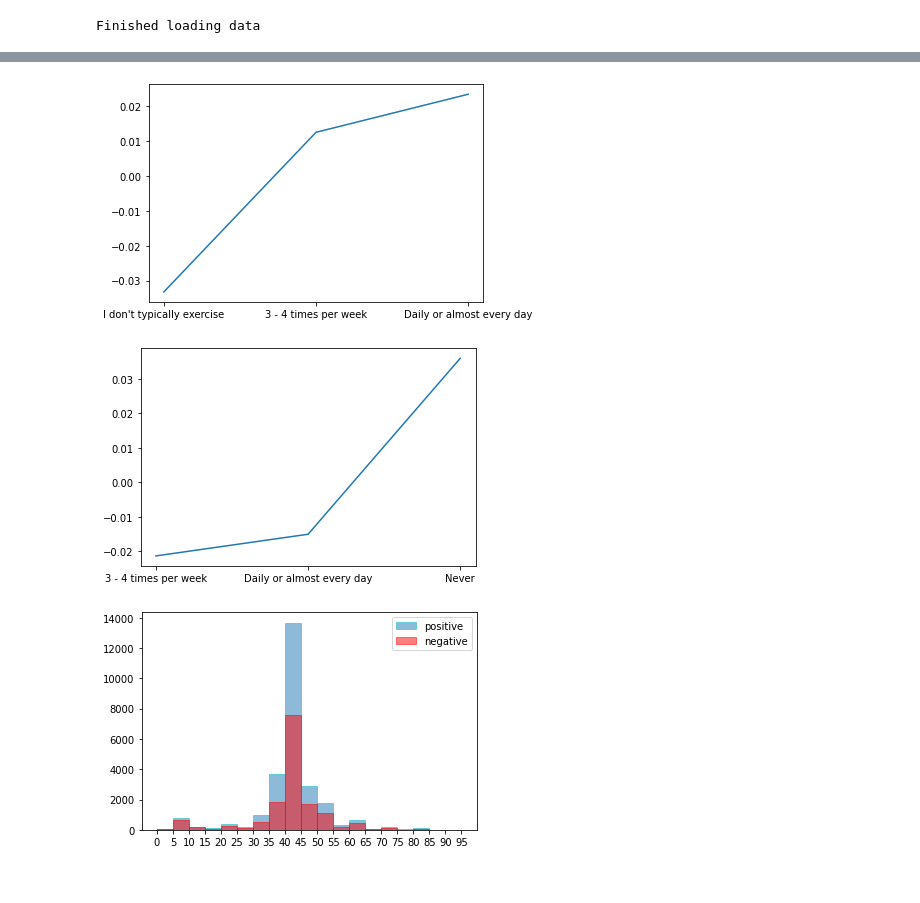
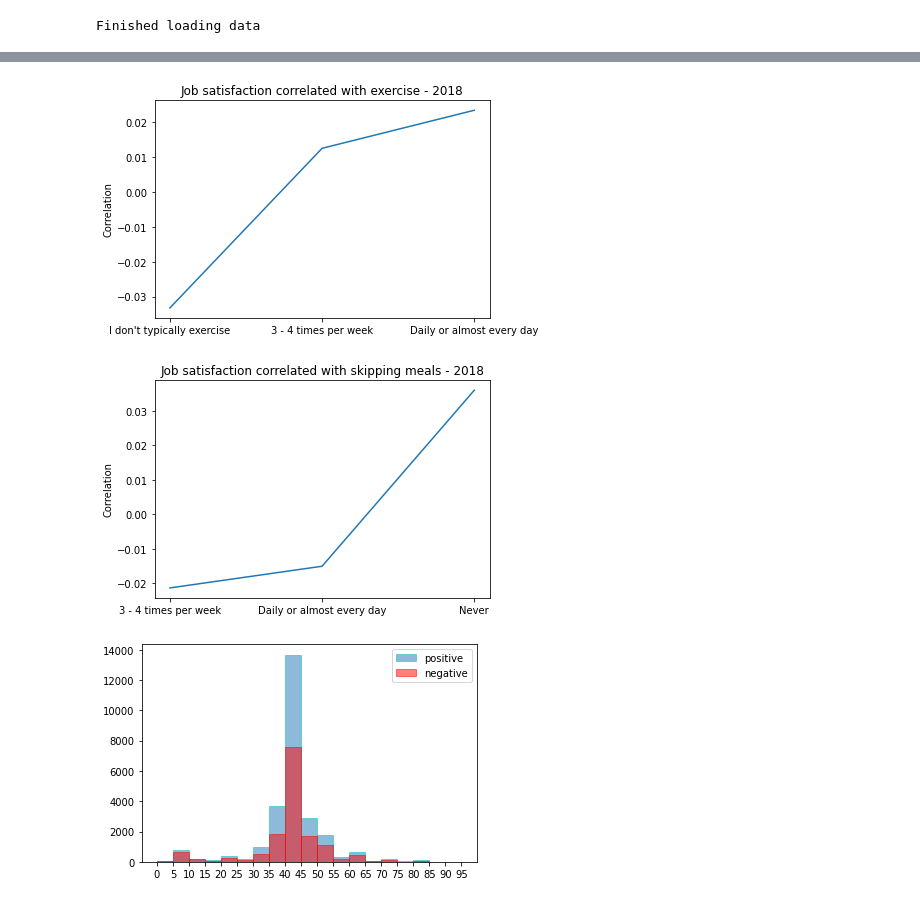
Before and after one commit to lbcastro/udacity_ds_p1, a Jupyter notebook: main.ipynb, the cells around one changed output, grey strips where cells are left out. Cells and saved outputs as stored; diff of their text form; code cells hidden in the pictures.

```diff
--- a/main.ipynb
+++ b/main.ipynb
@@ -275,17 +305,21 @@ def corr_satisfaction(_df_source, satisfaction_key, compare_key):
 # %%
 # Job satisfaction and exercise
 c = corr_satisfaction(df_map[2018], "JobSatisfaction", "Exercise")
 plt.plot(c)
+plt.title("Job satisfaction correlated with exercise - 2018")
+plt.ylabel("Correlation")
 plt.show()
 # %% [output]
-[figure, old version]
+[figure, new version]
 # %%
 # Job satisfaction and skipping meals
 c = corr_satisfaction(df_map[2018], "JobSatisfaction", "SkipMeals")
 plt.plot(c)
+plt.title("Job satisfaction correlated with skipping meals - 2018")
+plt.ylabel("Correlation")
 plt.show()
 # %% [output]
-[figure, old version]
+[figure, new version]
 # %%
 # Job satisfaction and weekly work hours
 df_drop = df_map[2020].dropna(subset=['JobSat', 'WorkWeekHrs'])
```
Also changed, not shown: parts of 12 cells of this notebook, 1 other file.
